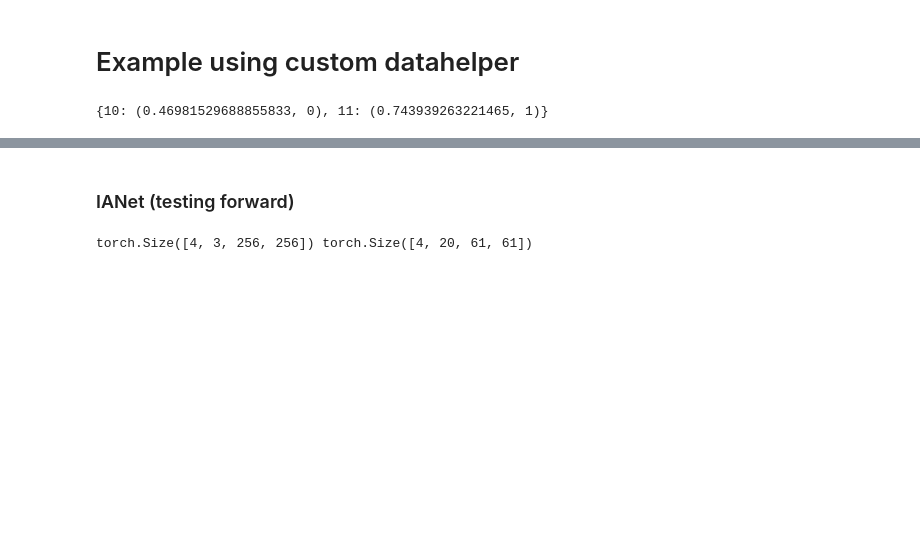
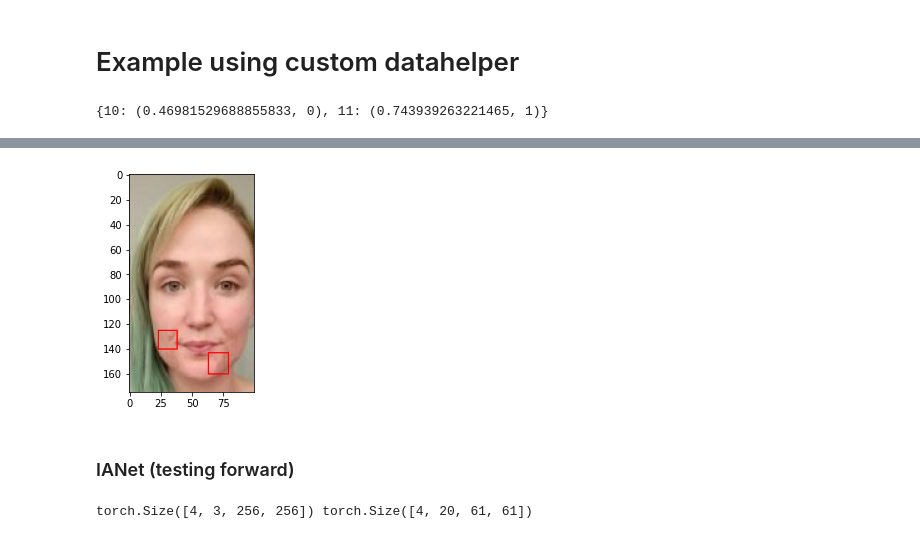
Before and after one commit to ileefmans/SCINet, a Jupyter notebook: notebooks/data_exploration.ipynb, the cells around one changed output, grey strips where cells are left out. Cells and saved outputs as stored; diff of their text form; code cells hidden in the pictures; blank space fills up the shorter version.

```diff
--- a/notebooks/data_exploration.ipynb
+++ b/notebooks/data_exploration.ipynb
@@ -89,3 +121,8 @@ matched_boxes
+# %%
+plt.imshow(cv2.cvtColor(image2, cv2.COLOR_BGR2RGB))
+plt.show()
+# %% [output]
+[figure, added]
 # %% [markdown]
 ### IANet (testing forward)
 # %%
```
Also changed, not shown: parts of 1 cell of this notebook.
